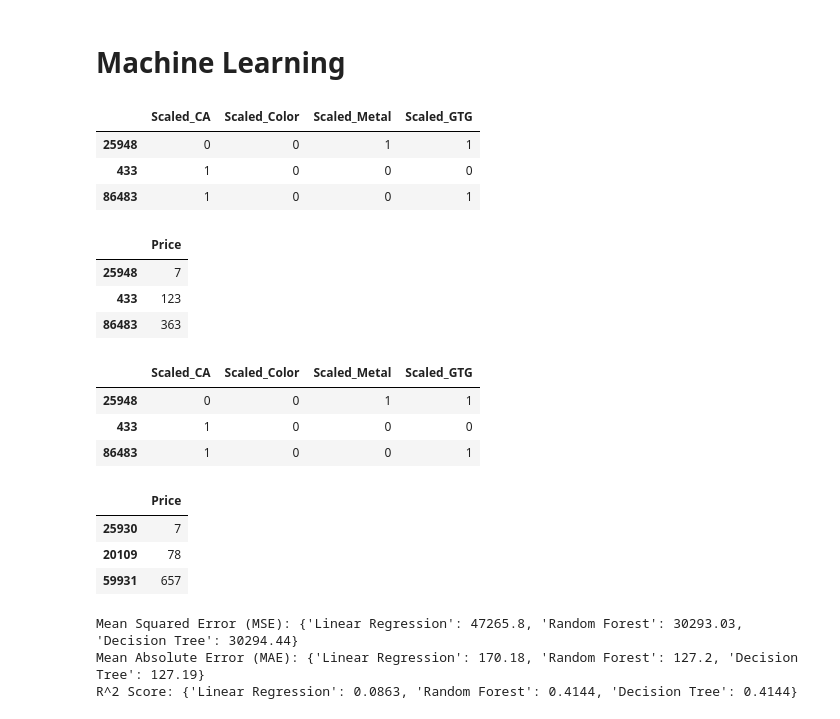
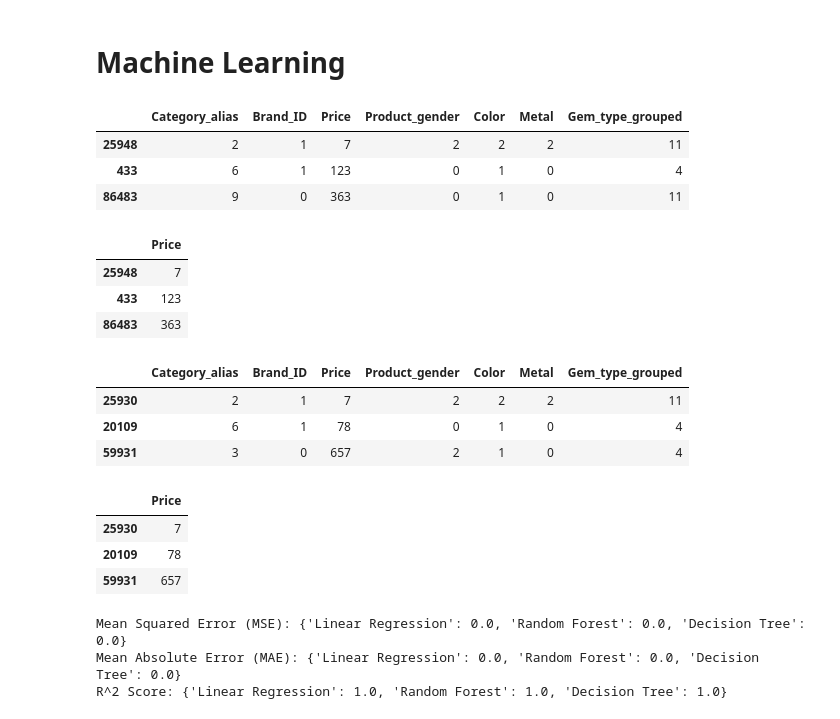
Before and after one commit to toajibul/jewelry-optimization, a Jupyter notebook: notebook/Jewelry_PriceOpt.ipynb, the cells around one changed output. Drawn from its saved outputs; the diff is of its cells as text; code cells hidden in the pictures.

```diff
--- a/notebook/Jewelry_PriceOpt.ipynb
+++ b/notebook/Jewelry_PriceOpt.ipynb
@@ -438,4 +438,7 @@ df['Color'] = Le.fit_transform(df['Color'])
 df['Brand_ID'] = Le.fit_transform(df['Brand_ID'])
 df['Gem_type_grouped'] = Le.fit_transform(df['Gem_type_grouped'])
 
-df.head()
+label=df[['Price']]
+
+
+df.drop(['Gem_type','price_bracket'], axis=1, inplace=True)
@@ -504,31 +476,34 @@ X_train, X_test, y_train, y_test = train_test_split(df1, label, test_size=0.2, r
 # %%
-X_train.head(3)
+# Split the dataset into training and testing sets - X = Questions, y = Answers
+X_train, X_test, y_train, y_test = train_test_split(df, label, test_size=0.2, random_state=42)
-# %% [output]
-|  | Scaled_CA | Scaled_Color | Scaled_Metal | Scaled_GTG |
-| 25948 | 0 | 0 | 1 | 1 |
-| 433 | 1 | 0 | 0 | 0 |
-| 86483 | 1 | 0 | 0 | 1 |
 # %%
-y_train.head(3)
+X_train.head(3)
 # %% [output]
-|  | Price |
-| 25948 | 7 |
-| 433 | 123 |
-| 86483 | 363 |
+|  | Category_alias | Brand_ID | Price | Product_gender | Color | Metal | Gem_type_grouped |
+| 25948 | 2 | 1 | 7 | 2 | 2 | 2 | 11 |
+| 433 | 6 | 1 | 123 | 0 | 1 | 0 | 4 |
+| 86483 | 9 | 0 | 363 | 0 | 1 | 0 | 11 |
 # %%
-X_train.head(3)
+y_train.head(3)
 # %% [output]
-|  | Scaled_CA | Scaled_Color | Scaled_Metal | Scaled_GTG |
-| 25948 | 0 | 0 | 1 | 1 |
-| 433 | 1 | 0 | 0 | 0 |
-| 86483 | 1 | 0 | 0 | 1 |
+|  | Price |
+| 25948 | 7 |
+| 433 | 123 |
+| 86483 | 363 |
 # %%
-y_test.head(3)
+X_test.head(3)
 # %% [output]
-|  | Price |
-| 25930 | 7 |
-| 20109 | 78 |
-| 59931 | 657 |
+|  | Category_alias | Brand_ID | Price | Product_gender | Color | Metal | Gem_type_grouped |
+| 25930 | 2 | 1 | 7 | 2 | 2 | 2 | 11 |
+| 20109 | 6 | 1 | 78 | 0 | 1 | 0 | 4 |
+| 59931 | 3 | 0 | 657 | 2 | 1 | 0 | 4 |
+# %%
+y_test.head(3)
+# %% [output]
+|  | Price |
+| 25930 | 7 |
+| 20109 | 78 |
+| 59931 | 657 |
 # %%
 # Define regressors and their names
 regressors = [
@@ -557,6 +532,6 @@ print("Mean Squared Error (MSE):", mse_list)
 print("Mean Absolute Error (MAE):", mae_list)
 print("R^2 Score:", r2_list)
 # %% [output]
-Mean Squared Error (MSE): {'Linear Regression': 47265.8, 'Random Forest': 30293.03, 'Decision Tree': 30294.44}
-Mean Absolute Error (MAE): {'Linear Regression': 170.18, 'Random Forest': 127.2, 'Decision Tree': 127.19}
-R^2 Score: {'Linear Regression': 0.0863, 'Random Forest': 0.4144, 'Decision Tree': 0.4144}
+Mean Squared Error (MSE): {'Linear Regression': 0.0, 'Random Forest': 0.0, 'Decision Tree': 0.0}
+Mean Absolute Error (MAE): {'Linear Regression': 0.0, 'Random Forest': 0.0, 'Decision Tree': 0.0}
+R^2 Score: {'Linear Regression': 1.0, 'Random Forest': 1.0, 'Decision Tree': 1.0}
```
Also changed, not shown: parts of 7 cells of this notebook.
